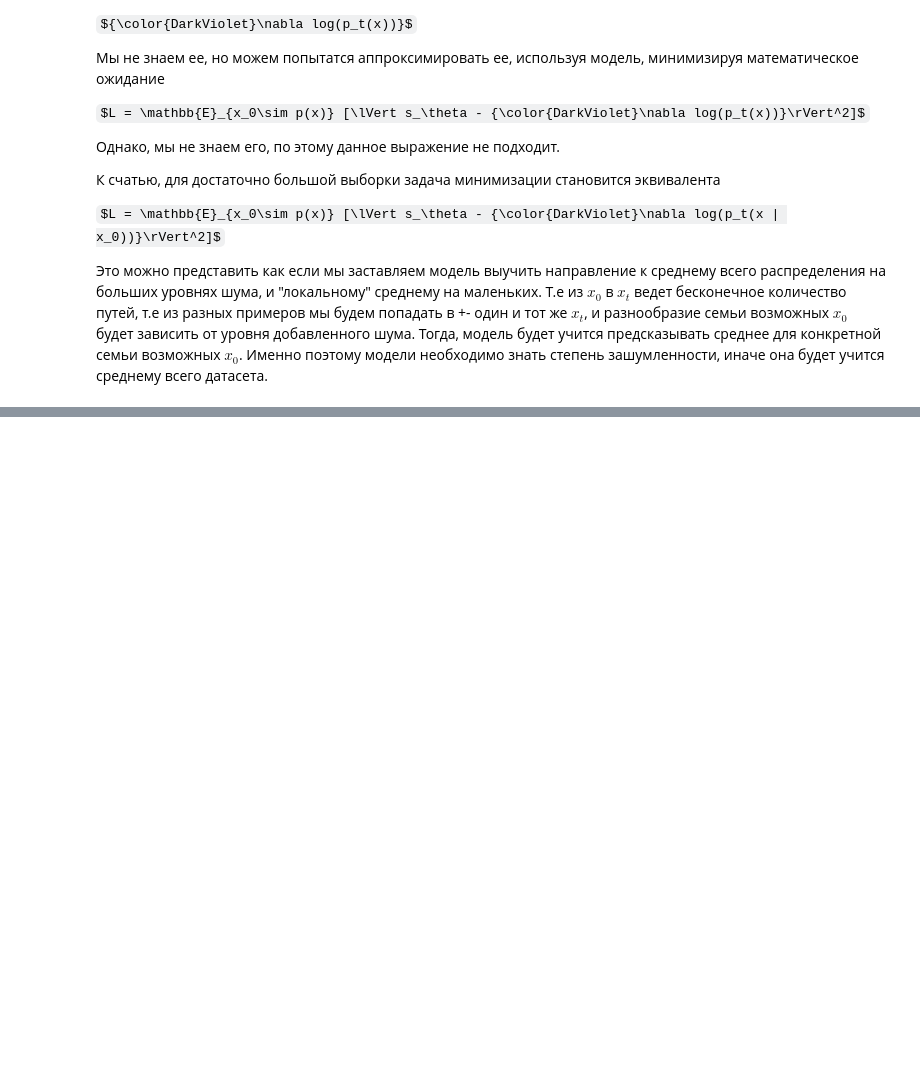
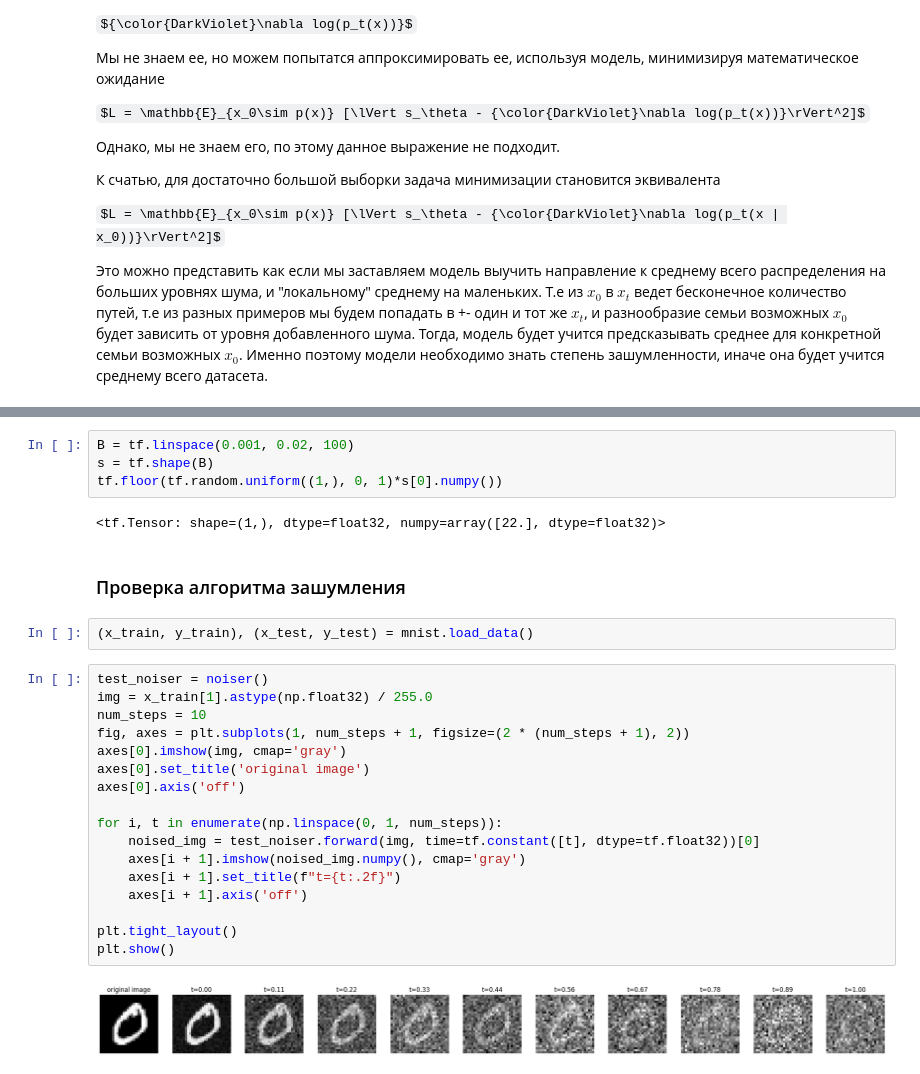
Before and after one commit to Squmon/diffusion, a Jupyter notebook: score_based_toy_dataset/main.ipynb, the cells around one changed output, grey strips where cells are left out. Drawn from its saved outputs; the diff is of its cells as text; some formulas as TeX source; blank space fills up the shorter version.

```diff
--- a/score_based_toy_dataset/main.ipynb
+++ b/score_based_toy_dataset/main.ipynb
@@ -84,0 +155,29 @@ $L = \mathbb{E}_{x_0\sim p(x)} [\lVert s_\theta - {\color{DarkViolet}\nabla log(
+# %%
+B = tf.linspace(0.001, 0.02, 100)
+s = tf.shape(B)
+tf.floor(tf.random.uniform((1,), 0, 1)*s[0].numpy())
+# %% [output]
+<tf.Tensor: shape=(1,), dtype=float32, numpy=array([22.], dtype=float32)>
+# %% [markdown]
+### Проверка алгоритма зашумления
+# %%
+(x_train, y_train), (x_test, y_test) = mnist.load_data()
+# %%
+test_noiser = noiser()
+img = x_train[1].astype(np.float32) / 255.0
+num_steps = 10
+fig, axes = plt.subplots(1, num_steps + 1, figsize=(2 * (num_steps + 1), 2))
+axes[0].imshow(img, cmap='gray')
+axes[0].set_title('original image')
+axes[0].axis('off')
+
+for i, t in enumerate(np.linspace(0, 1, num_steps)):
+    noised_img = test_noiser.forward(img, time=tf.constant([t], dtype=tf.float32))[0]
+    axes[i + 1].imshow(noised_img.numpy(), cmap='gray')
+    axes[i + 1].set_title(f"t={t:.2f}")
+    axes[i + 1].axis('off')
+
+plt.tight_layout()
+plt.show()
+# %% [output]
+[figure, added]
```
Also changed, not shown: parts of 6 cells of this notebook.
